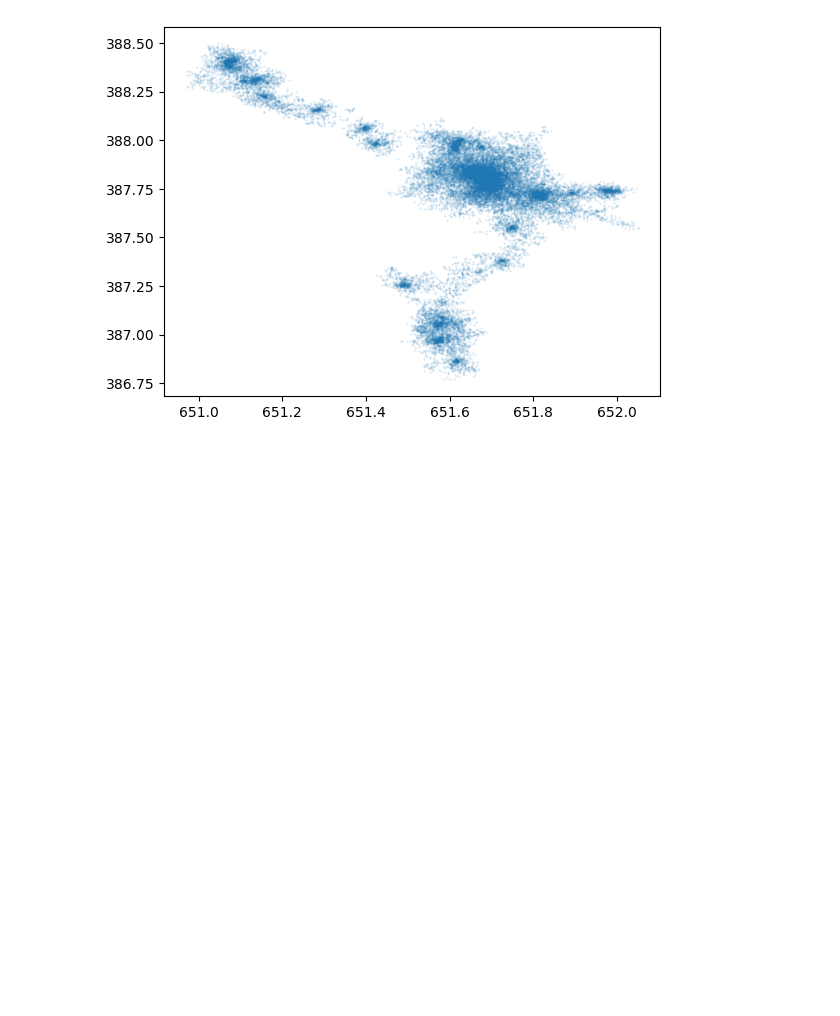
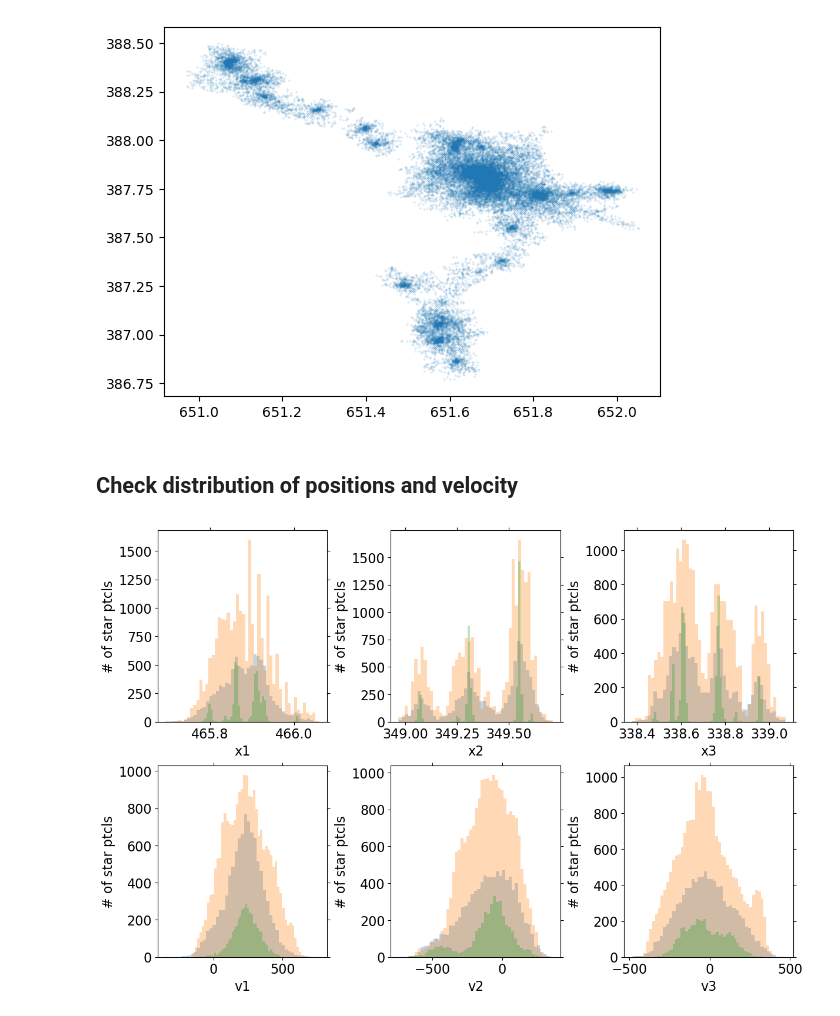
Before and after one commit to KIAS-astro/pyhr, a Jupyter notebook: notebook/example_read_fof.ipynb, the cells around one changed output. Drawn from its saved outputs; the diff is of its cells as text; code cells hidden in the pictures; blank space fills up the shorter version.

Commit message:
Add histogram plot example

```diff
--- a/notebook/example_read_fof.ipynb
+++ b/notebook/example_read_fof.ipynb
@@ -145,3 +147,38 @@ plt.scatter(ddm['x1'], ddm['x2'], marker='o', s=0.1, alpha=0.3)
 # %% [output]
 <matplotlib.collections.PathCollection at 0x...>
 [figure]
+# %% [markdown]
+## Check distribution of positions and velocity
+# %%
+import pyhr as ph
+
+def plot_hist_xv(d, kind, fig=None, axes=None):
+    if fig is None and axes is None:
+        fig, axes = plt.subplots(2, 3, figsize=(12, 8), constrained_layout=True)
+    for i, ax in enumerate(range(3), 1):
+        plt.sca(axes[0, i-1])
+        plt.hist(d[f'x{i}'], bins=np.linspace(np.min(d[f'x{i}']), np.max(d[f'x{i}']), 50), alpha=0.3)
+        plt.xlabel(f'x{i}')
+        plt.ylabel(f'# of {kind} ptcls')
+        plt.sca(axes[1, i-1])
+        plt.hist(d[f'v{i}'], bins=np.linspace(np.min(d[f'v{i}']), np.max(d[f'v{i}']), 50), alpha=0.3)
+        plt.xlabel(f'v{i}')
+        plt.ylabel(f'# of {kind} ptcls')
+
+    return fig, axes
+
+num = 49
+rf = ph.ReadFoF(verbose=False)
+df, dfs = rf.get_info(num=num, force_override=False)
+hid = 1458183
+dat, df_this, indices, df_sub = rf.get_halo(hid)
+dd, ds, dg, db = dat[hid]['dm'], dat[hid]['star'], dat[hid]['gas'], dat[hid]['bh']
+
+fig, axes = plot_hist_xv(dd, 'dm')
+fig, axes = plot_hist_xv(dg, 'gas', fig, axes)
+if len(ds) > 0:
+    fig, axes = plot_hist_xv(ds, 'star', fig, axes)
+# if len(db) > 0:
+#     fig, axes = plot_hist_xv(dg, 'bh', fig, axes)
+# %% [output]
+[figure, added]
```
Also changed, not shown: parts of 2 cells of this notebook.
